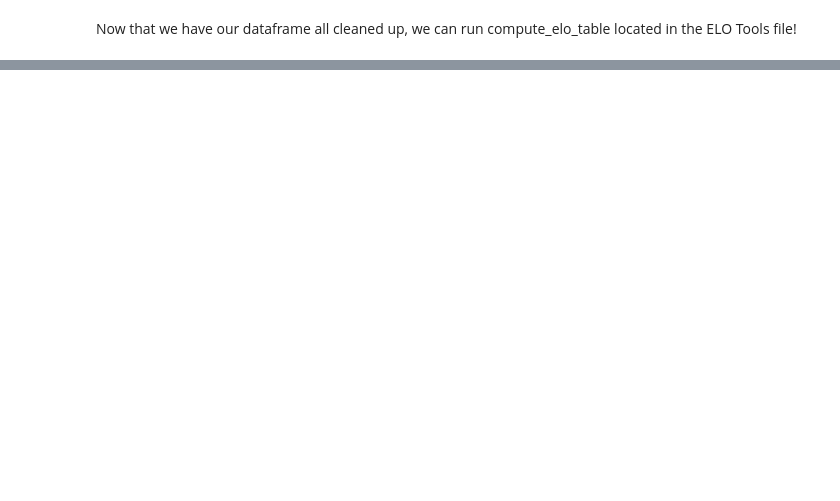
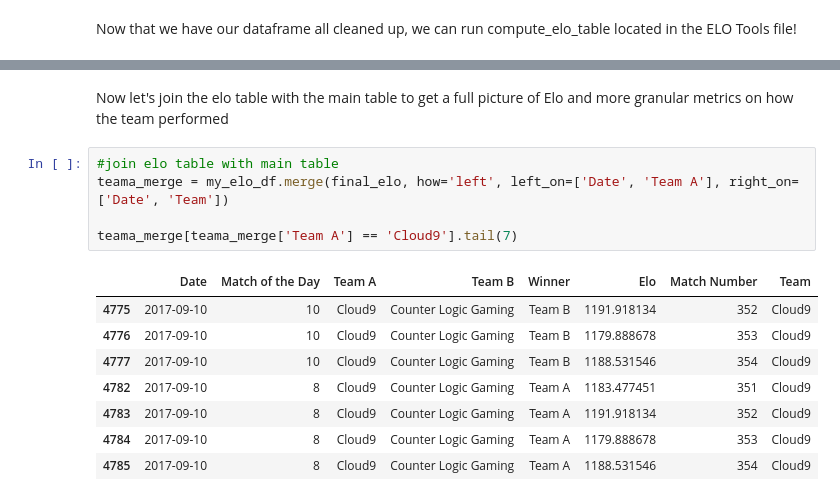
Before and after one commit to matthewg49/LeagueWebScrape, a Jupyter notebook: History of NALCS.ipynb, the cells around one changed output, grey strips where cells are left out. Cells and saved outputs as stored; diff of their text form; blank space fills up the shorter version.

```diff
--- a/History of NALCS.ipynb
+++ b/History of NALCS.ipynb
@@ -67,3 +63,19 @@ final_elo.head(7)
+# %% [markdown]
+Now let's join the elo table with the main table to get a full picture of Elo and more granular metrics on how the team performed
+# %%
+#join elo table with main table
+teama_merge = my_elo_df.merge(final_elo, how='left', left_on=['Date', 'Team A'], right_on=['Date', 'Team'])
+
+teama_merge[teama_merge['Team A'] == 'Cloud9'].tail(7)
+# %% [output]
+|  | Date | Match of the Day | Team A | Team B | Winner | Elo | Match Number | Team |
+| 4775 | 2017-09-10 | 10 | Cloud9 | Counter Logic Gaming | Team B | 1191.918134 | 352 | Cloud9 |
+| 4776 | 2017-09-10 | 10 | Cloud9 | Counter Logic Gaming | Team B | 1179.888678 | 353 | Cloud9 |
+| 4777 | 2017-09-10 | 10 | Cloud9 | Counter Logic Gaming | Team B | 1188.531546 | 354 | Cloud9 |
+| 4782 | 2017-09-10 | 8 | Cloud9 | Counter Logic Gaming | Team A | 1183.477451 | 351 | Cloud9 |
+| 4783 | 2017-09-10 | 8 | Cloud9 | Counter Logic Gaming | Team A | 1191.918134 | 352 | Cloud9 |
+| 4784 | 2017-09-10 | 8 | Cloud9 | Counter Logic Gaming | Team A | 1179.888678 | 353 | Cloud9 |
+| 4785 | 2017-09-10 | 8 | Cloud9 | Counter Logic Gaming | Team A | 1188.531546 | 354 | Cloud9 |
 # %%
 team_list = list(final_elo['Team'].unique())
 print(len(team_list))
```
Also changed, not shown: parts of 4 cells of this notebook, 3 other files.
